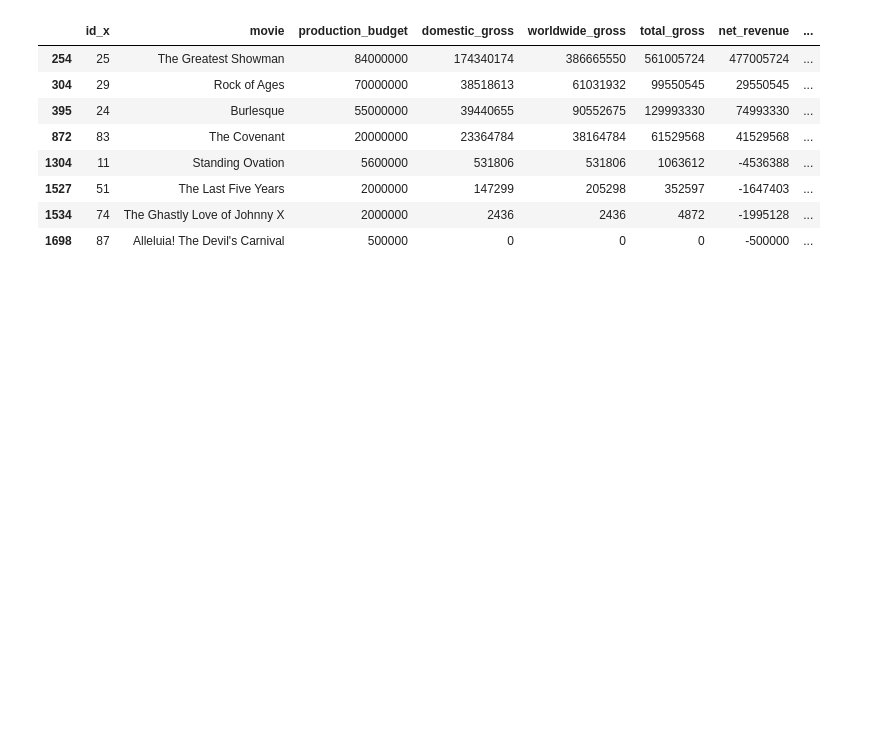
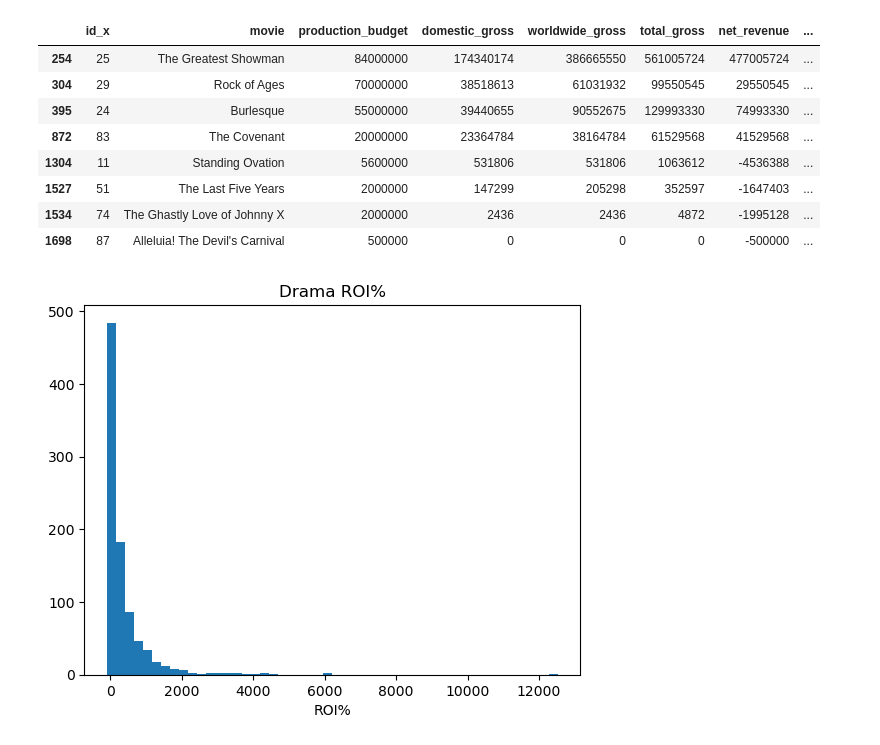
Before and after one commit to basstraining/film_data_analysis, a Jupyter notebook: Notebooks/genre_roi_comp.ipynb, the cells around one changed output. Cells and saved outputs as stored; diff of their text form; code cells hidden in the pictures; blank space fills up the shorter version.

```diff
--- a/Notebooks/genre_roi_comp.ipynb
+++ b/Notebooks/genre_roi_comp.ipynb
@@ -93,3 +94,11 @@ musical_df
 | 1527 | 51 | The Last Five Years | 2000000 | 147299 | 205298 | 352597 | -1647403 | ... |
 | 1534 | 74 | The Ghastly Love of Johnny X | 2000000 | 2436 | 2436 | 4872 | -1995128 | ... |
 | 1698 | 87 | Alleluia! The Devil's Carnival | 500000 | 0 | 0 | 0 | -500000 | ... |
+# %%
+plt.hist(drama_df['ROI%'], bins=50)
+plt.xlabel('ROI%')
+plt.title('Drama ROI%')
+
+plt.show()
+# %% [output]
+[figure, added]
```
Also changed, not shown: parts of 7 cells of this notebook.
